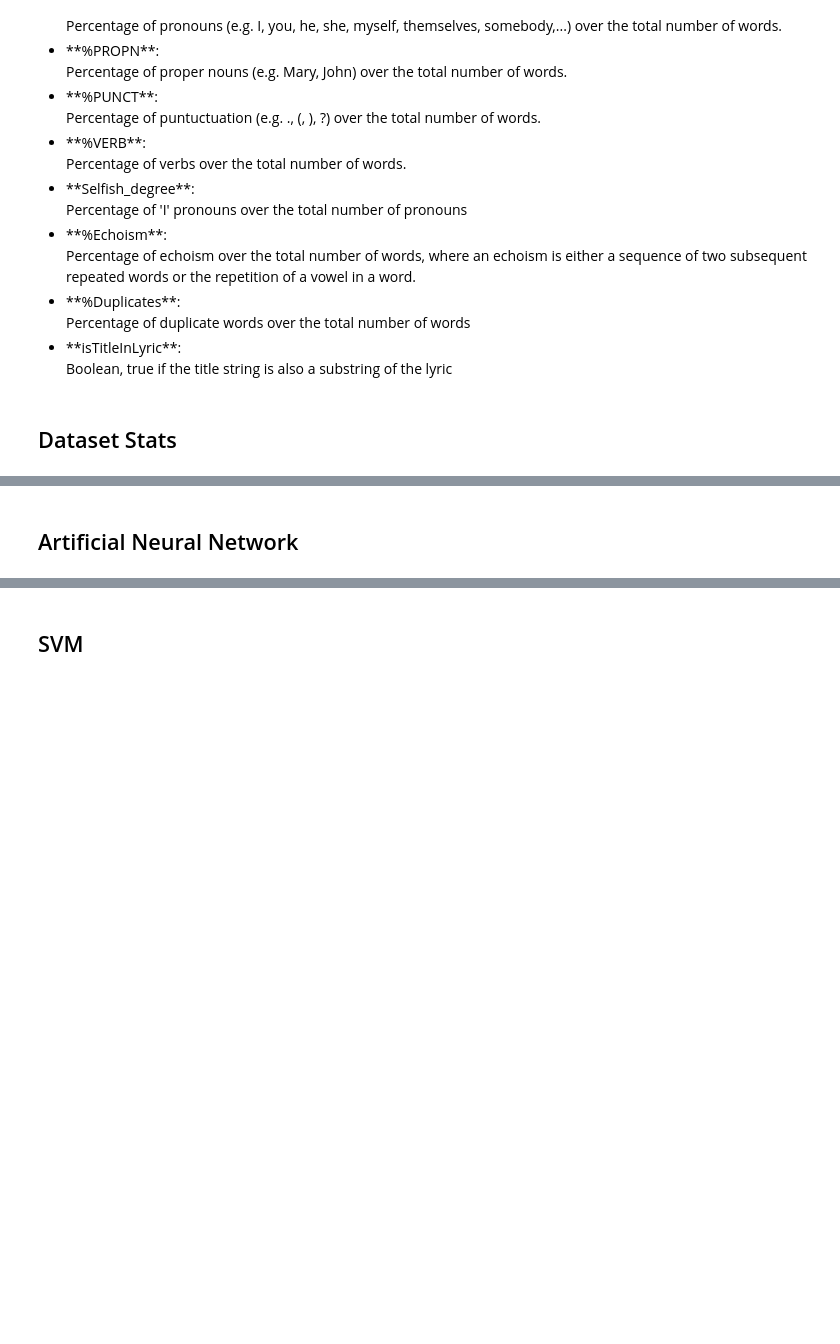
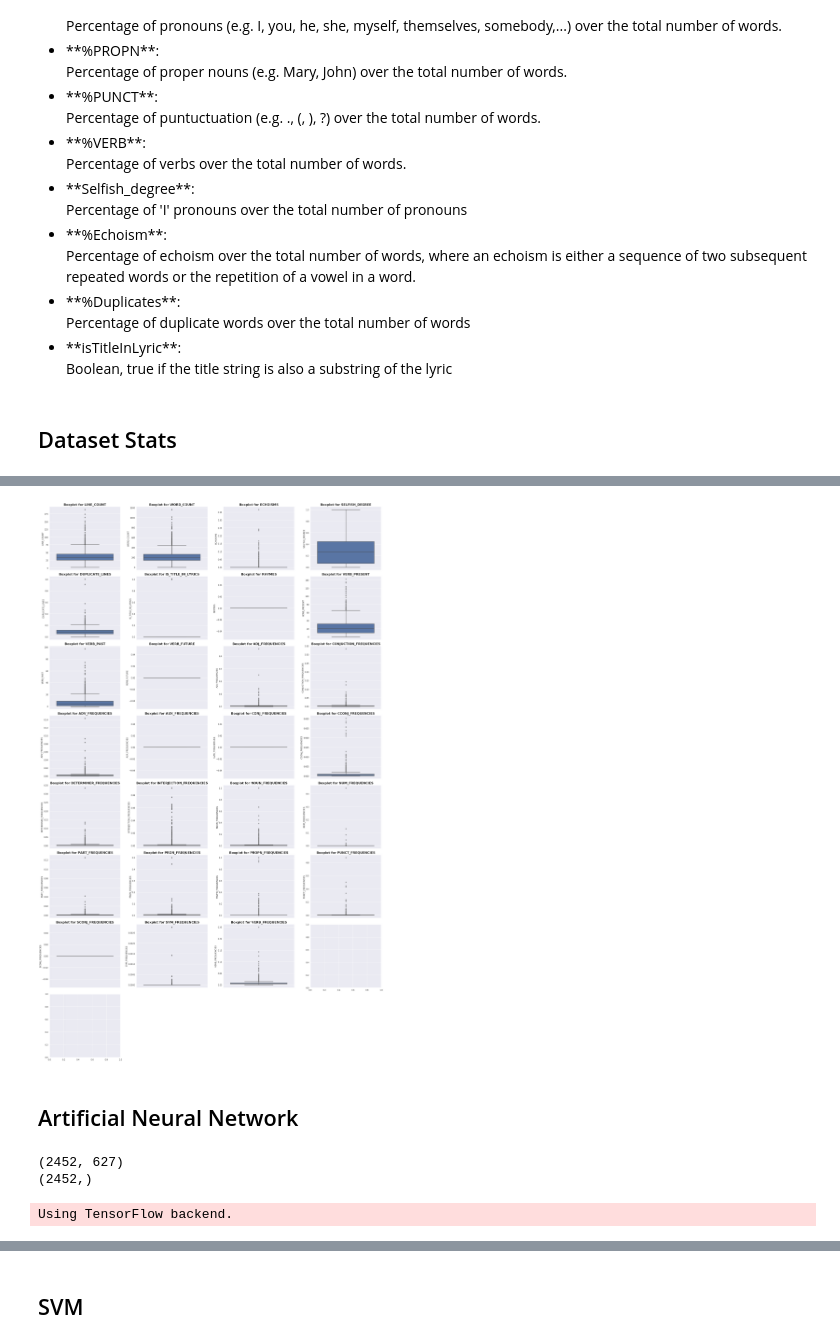
Before and after one commit to sgiammy/emotion-patterns-in-music-playlists, a Jupyter notebook: src/Meeting5.ipynb, the cells around one changed output, grey strips where cells are left out. Cells and saved outputs as stored; diff of their text form; code cells hidden in the pictures; blank space fills up the shorter version.

Commit message:
add better dataset and implement some classifiers

```diff
--- a/src/Meeting5.ipynb
+++ b/src/Meeting5.ipynb
@@ -4,3 +4,25 @@
+# %%
+import spacy
+import os
+import sys
+
+import numpy as np
+import pandas as pd
+
+from sklearn.preprocessing import LabelEncoder
+
+from sklearn.model_selection import cross_val_score
+from sklearn.model_selection import GridSearchCV
+
+from sklearn.metrics import confusion_matrix
+
+from sklearn.decomposition import PCA
+
+import seaborn as sns
+sns.set()
+import matplotlib.pyplot as plt
+
+from utils.datasets import load_dataset_from_path, split_train_validation
 # %% [markdown]
 # Introduction
 **Previously on Sara&Mario project**:
@@ -61,0 +92,13 @@ Starting from MoodyLyrics we are going to create a new dataset with a lot of new
+# %%
+dataset = pd.read_csv('./datasets/emotion_detection_dataset.csv')
+dataset.columns = ['ID', 'ARTIST', 'SONG_TITLE', 'LYRICS_VECTOR', 'TITLE_VECTOR',
+                   'LINE_COUNT', 'WORD_COUNT', 'ECHOISMS', 'SELFISH_DEGREE',
+                   'DUPLICATE_LINES', 'IS_TITLE_IN_LYRICS', 'RHYMES', 'VERB_PRESENT',
+                   'VERB_PAST', 'VERB_FUTURE', 'ADJ_FREQUENCIES', 'CONJUCTION_FREQUENCIES',
+                   'ADV_FREQUENCIES', 'AUX_FREQUENCIES', 'CONJ_FREQUENCIES', 'CCONJ_FREQUENCIES',
+                   'DETERMINER_FREQUENCIES', 'INTERJECTION_FREQUENCIES', 'NOUN_FREQUENCIES',
+                   'NUM_FREQUENCIES', 'PART_FREQUENCIES', 'PRON_FREQUENCIES', 'PROPN_FREQUENCIES',
+                   'PUNCT_FREQUENCIES', 'SCONJ_FREQUENCIES', 'SYM_FREQUENCIES', 'VERB_FREQUENCIES',
+                   'X_FREQUENCIES', 'SPACE_FREQUENCIES', 'EMOTION']
+# %%
+useless_columns = [ 'ID','ARTIST', 'SONG_TITLE', 'EMOTION', 'X_FREQUENCIES', 'SPACE_FREQUENCIES']
@@ -62,14 +115,18 @@ Starting from MoodyLyrics we are going to create a new dataset with a lot of new
 # %%
-tmp_df = dataset.drop(['Vector1','Vector2'],axis=1)
+tmp_df = dataset.drop(useless_columns + ['LYRICS_VECTOR', 'TITLE_VECTOR'],axis=1)
 
-f, axarr = plt.subplots(5, 4, figsize=(25,40))
+f, axarr = plt.subplots(8, 4, figsize=(25,40))
 k = 0
 for feature in tmp_df.columns:
     (i, j) = divmod(k, 4)
     axarr[i,j] = sns.boxplot(y=tmp_df[feature], ax=axarr[i,j])
     axarr[i,j].set_title('Boxplot for {}'.format(feature), fontsize=16, weight='bold')
     k += 1
 plt.tight_layout()
 f.delaxes(axarr[-1,-1])
+f.delaxes(axarr[-1,-2])
+f.delaxes(axarr[-1,-3])
+# %% [output]
+[figure, added]
 # %% [markdown]
 ## Artificial Neural Network
@@ -76,10 +148,10 @@ f.delaxes(axarr[-1,-1])
+# %%
+print(X_vect.shape)
+print(y.shape)
+# %% [output]
+(2452, 627)
+(2452,)
 # %%
-# Prepare array for sklearn classifiers
-X_vect = dataset['Vector'].as_matrix().T
-X_vect = np.array([np.array(x) for x in X_vect])
-X_norm = dataset['Vector_Norm'].as_matrix()
-y = dataset['Emotion'].as_matrix()
-
 #1 Splitting the dataset into the Training set and Test set
 from sklearn.model_selection import train_test_split
 X_train, X_test, y_train, y_test = train_test_split(X_vect, y, test_size = 0.2, random_state = 0)
@@ -98,6 +170,8 @@ sc = StandardScaler()
 # Standardize features by removing the mean and scaling to unit variance
 X_train = sc.fit_transform(X_train)
 X_test = sc.transform(X_test)
+# %% [output]
+Using TensorFlow backend.
 # %%
 #1 Importing the Keras libraries and packages
 import keras
```
Also changed, not shown: parts of 15 cells of this notebook, 5 other files.
